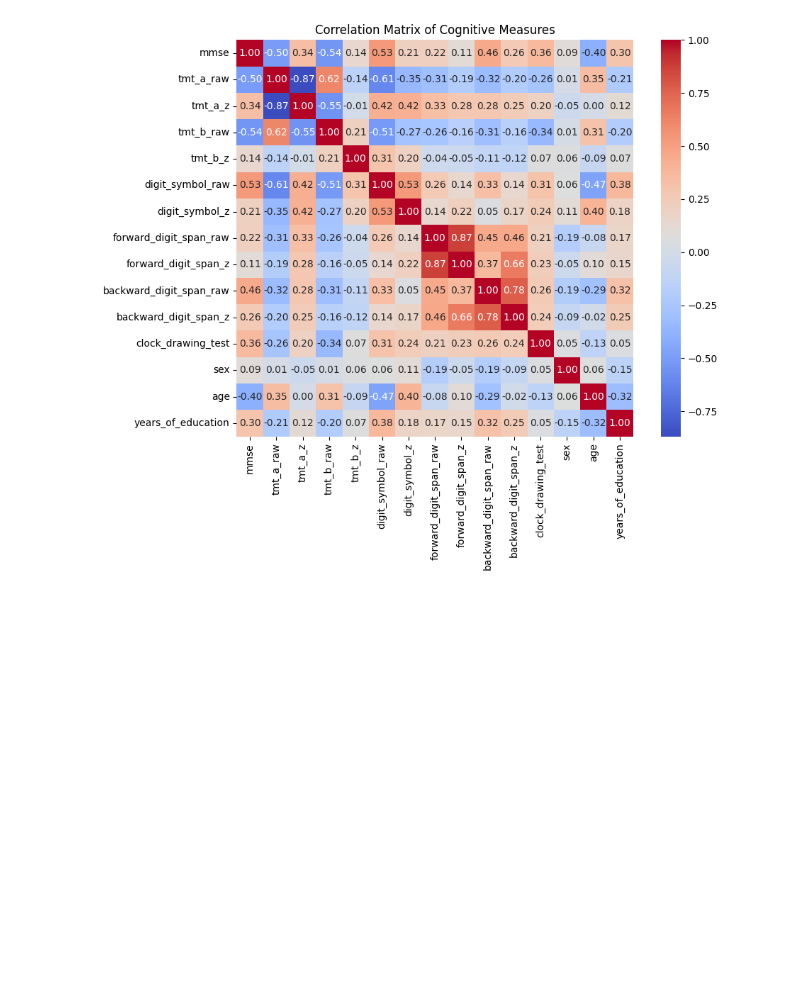
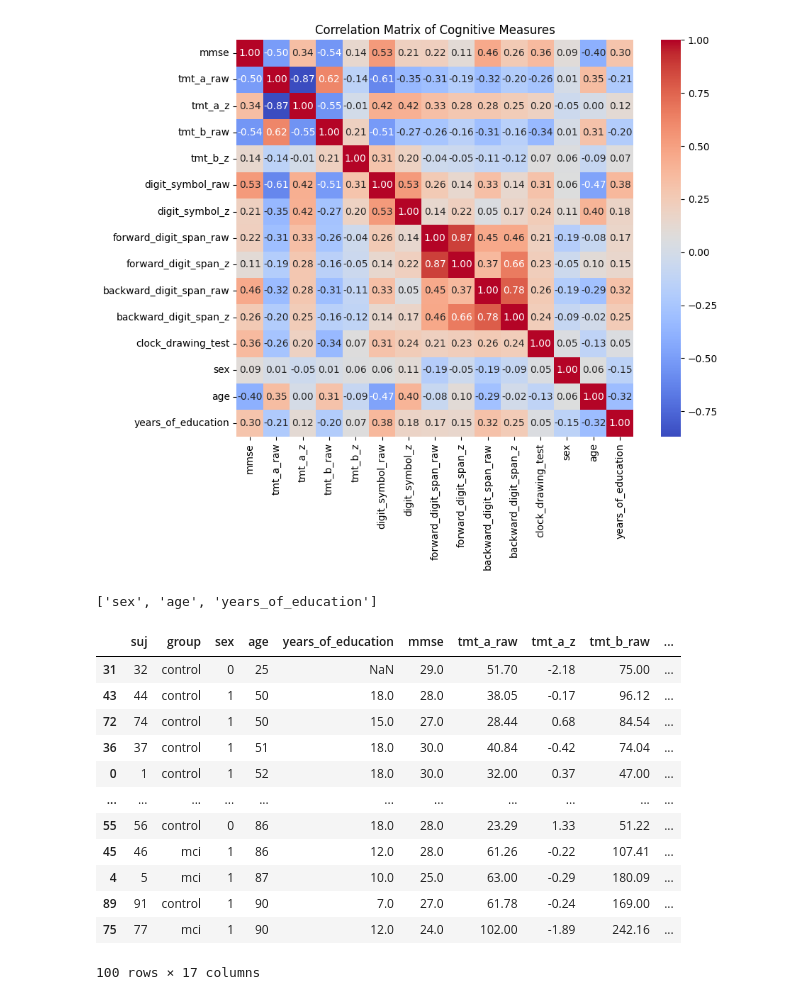
Before and after one commit to gianluca-capelo/tmt-analysis, a Jupyter notebook: notebooks/modelling.ipynb, the cells around one changed output. Cells and saved outputs as stored; diff of their text form; code cells hidden in the pictures; blank space fills up the shorter version.

```diff
--- a/notebooks/modelling.ipynb
+++ b/notebooks/modelling.ipynb
@@ -194,3 +188,23 @@ plt.tight_layout()
 plt.show()
 # %% [output]
 [figure]
+# %%
+demographic_colums
+# %% [output]
+['sex', 'age', 'years_of_education']
+# %%
+df_metadata_cognitive.sort_values('age')
+# %% [output]
+|  | suj | group | sex | age | years_of_education | mmse | tmt_a_raw | tmt_a_z | tmt_b_raw | ... |
+| 31 | 32 | control | 0 | 25 | NaN | 29.0 | 51.70 | -2.18 | 75.00 | ... |
+| 43 | 44 | control | 1 | 50 | 18.0 | 28.0 | 38.05 | -0.17 | 96.12 | ... |
+| 72 | 74 | control | 1 | 50 | 15.0 | 27.0 | 28.44 | 0.68 | 84.54 | ... |
+| 36 | 37 | control | 1 | 51 | 18.0 | 30.0 | 40.84 | -0.42 | 74.04 | ... |
+| 0 | 1 | control | 1 | 52 | 18.0 | 30.0 | 32.00 | 0.37 | 47.00 | ... |
+| ... | ... | ... | ... | ... | ... | ... | ... | ... | ... | ... |
+| 55 | 56 | control | 0 | 86 | 18.0 | 28.0 | 23.29 | 1.33 | 51.22 | ... |
+| 45 | 46 | mci | 1 | 86 | 12.0 | 28.0 | 61.26 | -0.22 | 107.41 | ... |
+| 4 | 5 | mci | 1 | 87 | 10.0 | 25.0 | 63.00 | -0.29 | 180.09 | ... |
+| 89 | 91 | control | 1 | 90 | 7.0 | 27.0 | 61.78 | -0.24 | 169.00 | ... |
+| 75 | 77 | mci | 1 | 90 | 12.0 | 24.0 | 102.00 | -1.89 | 242.16 | ... |
+100 rows × 17 columns
```
Also changed, not shown: parts of 17 cells of this notebook.
